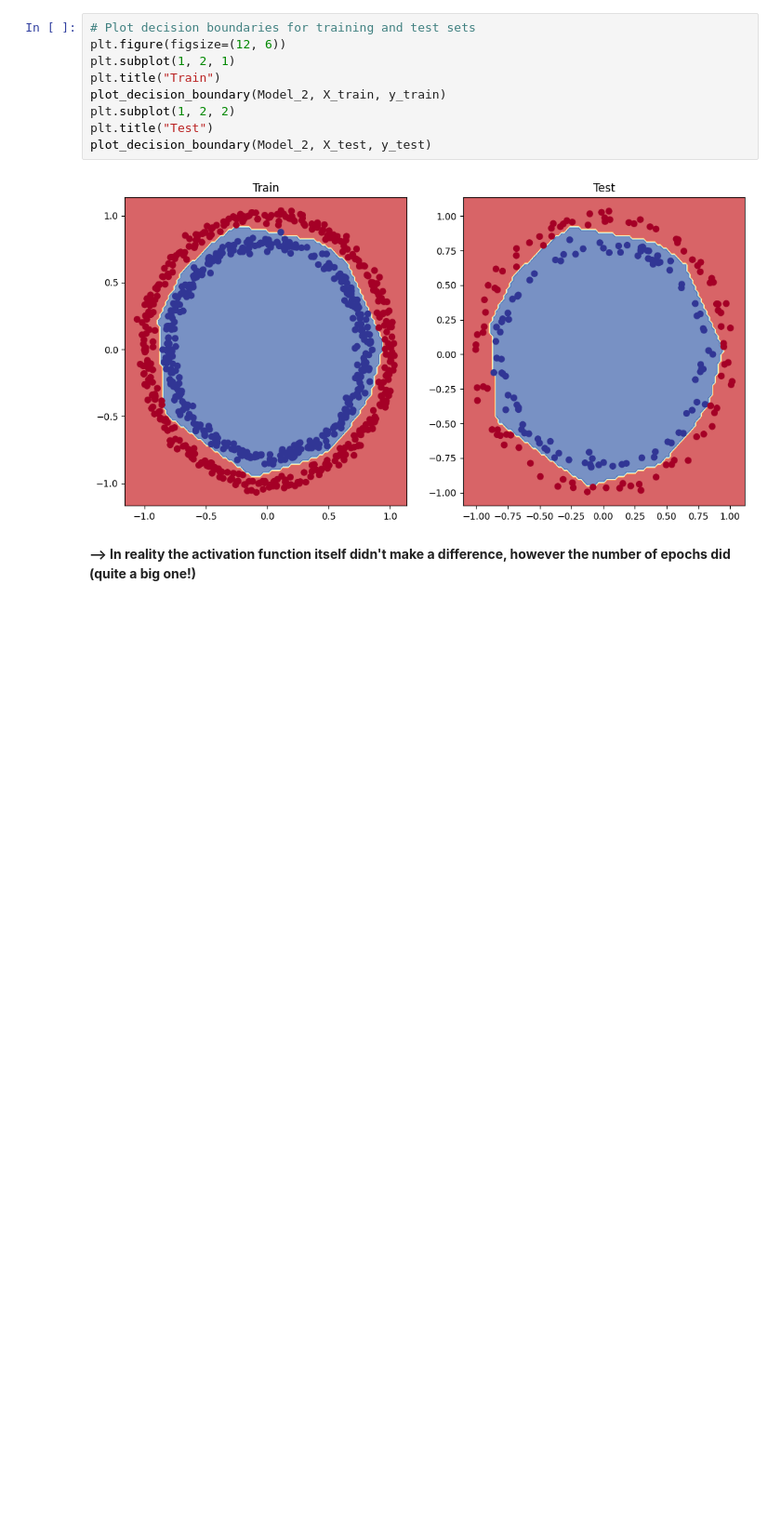
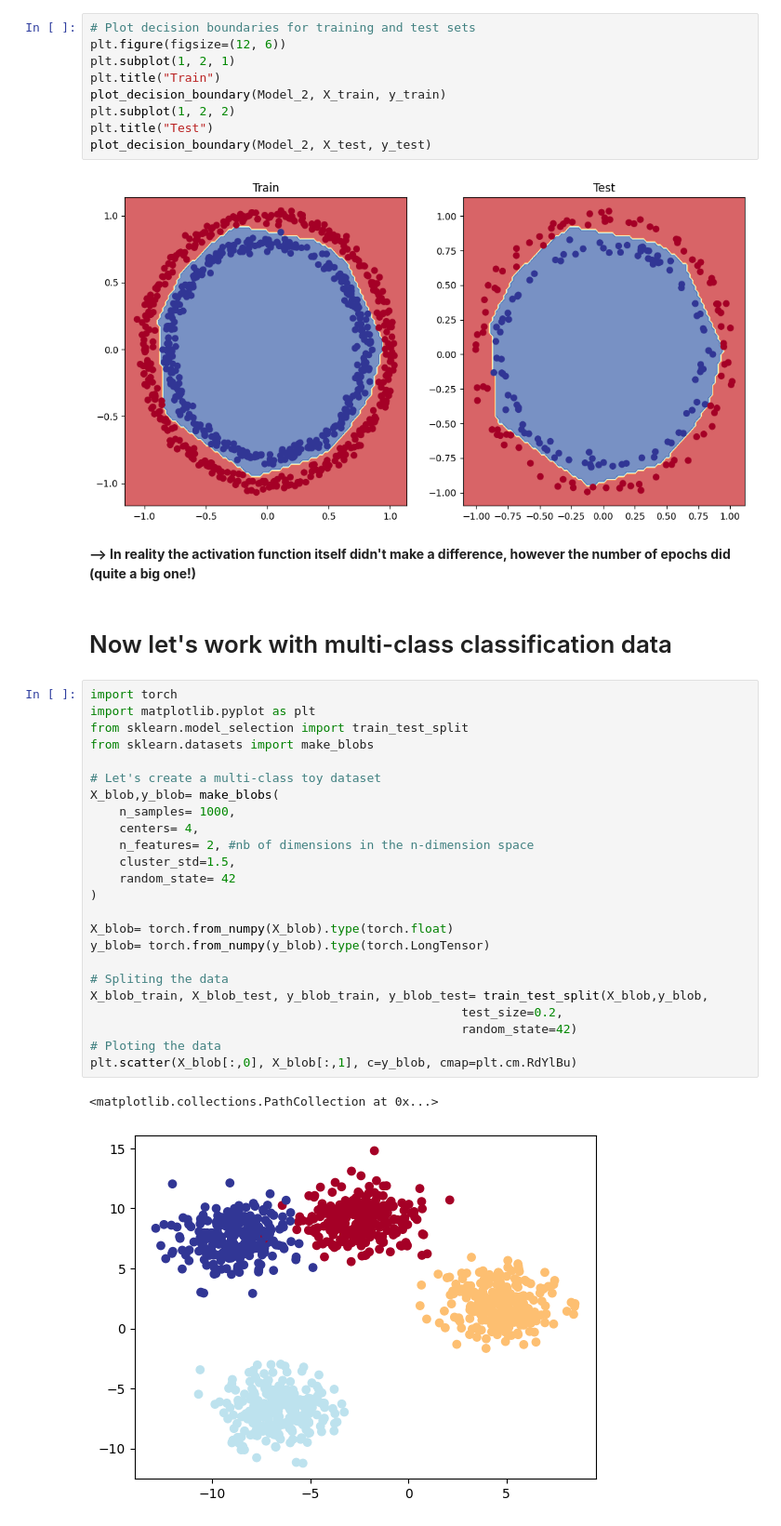
Before and after one commit to Fares-pr0g/ML-journey-ep-2-Experimenting-with-NN-s-in-PyTorch, a Jupyter notebook: Learning_PyTorch02.ipynb, the cells around one changed output. Shown at 93% size. Saved outputs shown, nothing was run; the diff lists cells and outputs as text; blank space fills up the shorter version.

```diff
--- a/Learning_PyTorch02.ipynb
+++ b/Learning_PyTorch02.ipynb
@@ -380,3 +380,32 @@ plot_decision_boundary(Model_2, X_test, y_test)
 [figure]
 # %% [markdown]
 **--> In reality the activation function itself didn't make a difference, however the number of epochs did (quite a big one!)**
+# %% [markdown]
+# Now let's work with multi-class classification data
+# %%
+import torch
+import matplotlib.pyplot as plt
+from sklearn.model_selection import train_test_split
+from sklearn.datasets import make_blobs
+
+# Let's create a multi-class toy dataset
+X_blob,y_blob= make_blobs(
+    n_samples= 1000,
+    centers= 4,
+    n_features= 2, #nb of dimensions in the n-dimension space
+    cluster_std=1.5,
+    random_state= 42
+)
+
+X_blob= torch.from_numpy(X_blob).type(torch.float)
+y_blob= torch.from_numpy(y_blob).type(torch.LongTensor)
+
+# Spliting the data
+X_blob_train, X_blob_test, y_blob_train, y_blob_test= train_test_split(X_blob,y_blob,
+                                                   test_size=0.2,
+                                                   random_state=42)
+# Ploting the data
+plt.scatter(X_blob[:,0], X_blob[:,1], c=y_blob, cmap=plt.cm.RdYlBu)
+# %% [output]
+<matplotlib.collections.PathCollection at 0x...>
+[figure, added]
```
Also changed, not shown: parts of 4 cells of this notebook.
